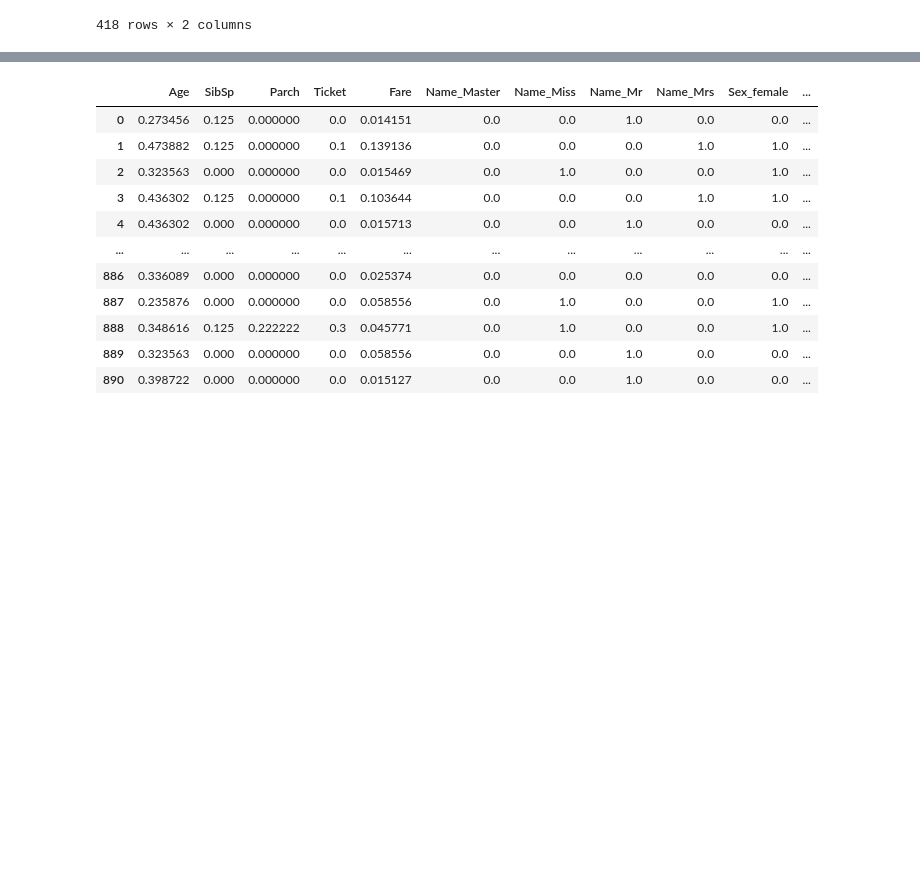
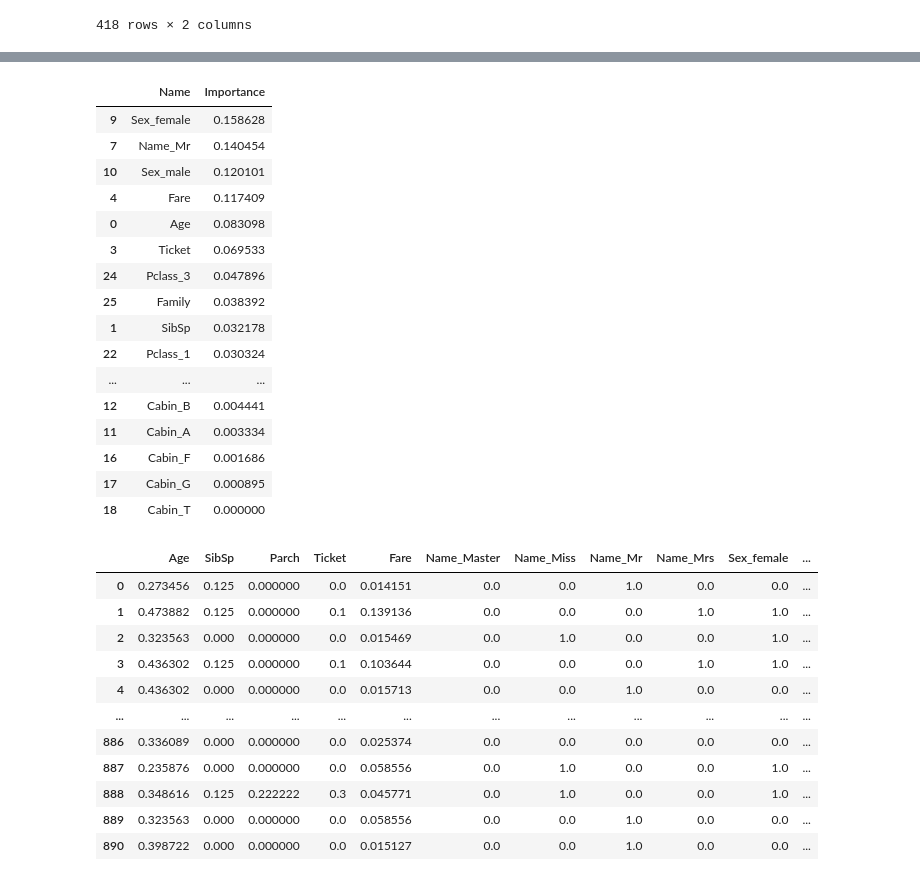
Before and after one commit to emmayeh-0211/2021AI_ml, a Jupyter notebook: titanic.ipynb, the cells around one changed output, grey strips where cells are left out. Drawn from its saved outputs; the diff is of its cells as text; code cells hidden in the pictures; blank space fills up the shorter version.

```diff
--- a/titanic.ipynb
+++ b/titanic.ipynb
@@ -192,3 +219,27 @@ df
+# %%
+# 隨機森林可以.feature_importances_的方式，了解不同因素在決策樹中的重要性程度，所有因素加起來會等於1
+pd.DataFrame({
+    "Name":data.columns,
+    "Importance":clf.feature_importances_
+}).sort_values(by="Importance", ascending=False)
+# %% [output]
+|  | Name | Importance |
+| 9 | Sex_female | 0.158628 |
+| 7 | Name_Mr | 0.140454 |
+| 10 | Sex_male | 0.120101 |
+| 4 | Fare | 0.117409 |
+| 0 | Age | 0.083098 |
+| 3 | Ticket | 0.069533 |
+| 24 | Pclass_3 | 0.047896 |
+| 25 | Family | 0.038392 |
+| 1 | SibSp | 0.032178 |
+| 22 | Pclass_1 | 0.030324 |
+| ... | ... | ... |
+| 12 | Cabin_B | 0.004441 |
+| 11 | Cabin_A | 0.003334 |
+| 16 | Cabin_F | 0.001686 |
+| 17 | Cabin_G | 0.000895 |
+| 18 | Cabin_T | 0.000000 |
 # %%
 from sklearn.preprocessing import MinMaxScaler #因為等一下要用距離的演算法KNN，所以要在這邊先對資料作前處理，將資料中的數字都做scaling
 scaler = MinMaxScaler()
```
Also changed, not shown: parts of 1 cell of this notebook.
